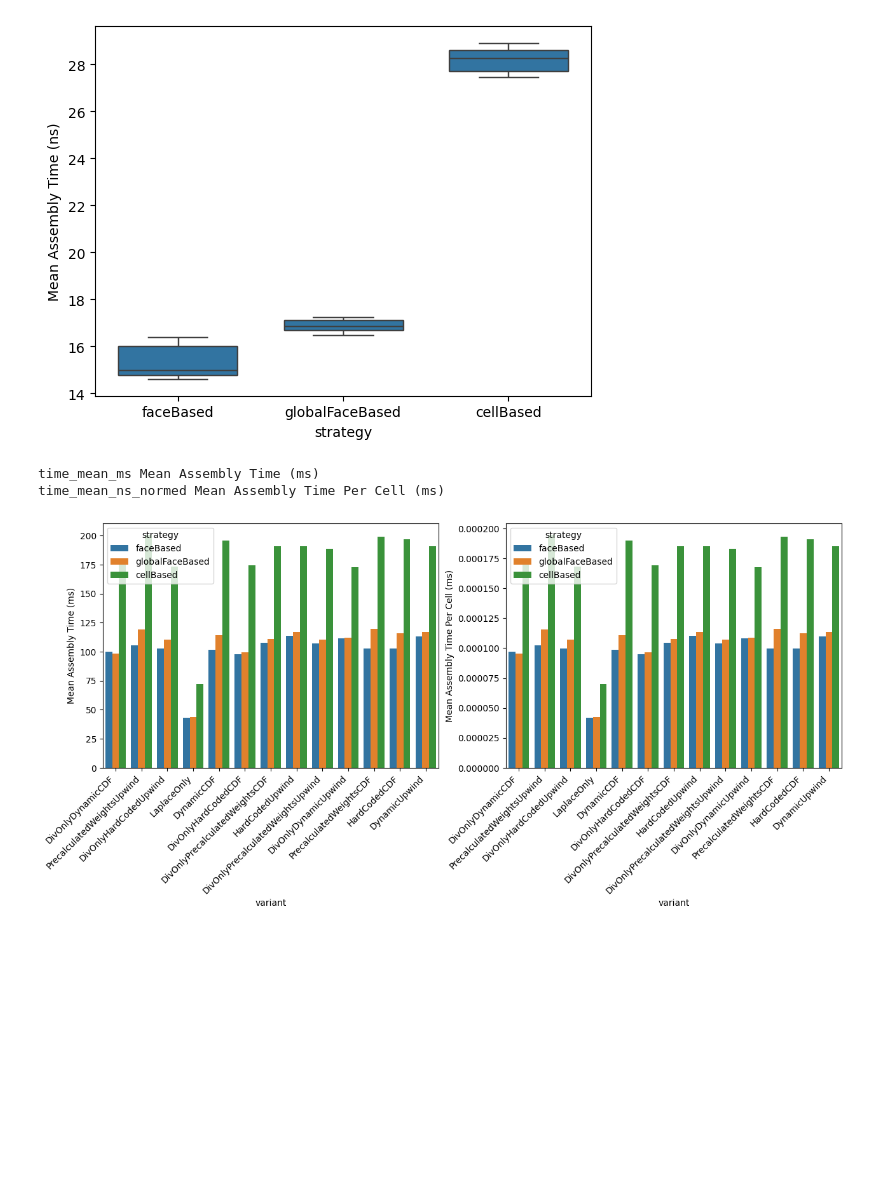
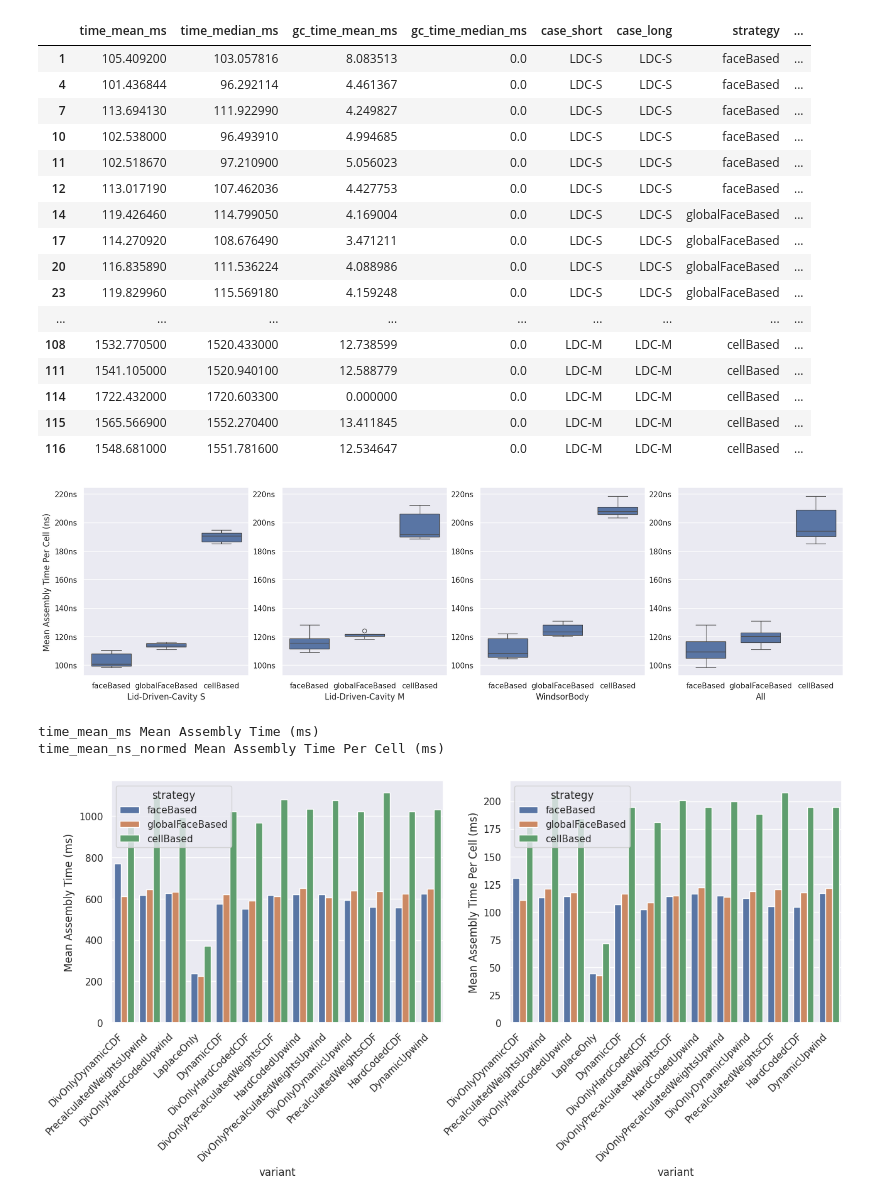
Before and after one commit to lupeterm/FVM-Prototyping, a Jupyter notebook: notebook_new.ipynb, the cells around one changed output. Saved outputs shown, nothing was run; the diff lists cells and outputs as text; code cells hidden in the pictures; blank space fills up the shorter version.

```diff
--- a/notebook_new.ipynb
+++ b/notebook_new.ipynb
@@ -7,9 +7,13 @@ import seaborn as sb
 import seaborn.objects as so
 
 nCells = {"LDC-S": 1030301, "LDC-M": 8120601, "Wind": 6517376}
+cases = {"LDC-S": "Lid-Driven-Cavity S", "LDC-M": "Lid-Driven-Cavity M", "Wind": "WindsorBody"}
 
 df = pd.read_csv("results/results_new.csv", skip_blank_lines=True)
-df['time_mean_ns_normed'] = df['time_mean_ms'].apply(lambda x: x *1000000/ nCells["LDC-S"])
+normd = []
+for ms, case in zip(df["time_mean_ms"], df["case_short"]):
+    normd.append(ms*1000000 / nCells[case])
+df["time_mean_ns_normed"] = normd
 filtered = df[~df["variant"].str.contains("Only")]
 sorted_variants = sorted(df["variant"].unique())
 sorted_variants_filtered = sorted(filtered["variant"].unique())
@@ -36,9 +60,15 @@ df
 # %%
-def draw_boxplot(data, x, y, save=False, annotate=False, useLog=False, ylabel=""):
+def draw_boxplot(data, x, y, save=False, annotate=False, useLog=False, ylabel="", xlabel="",ax=None):
     yl = ylabel or y
-    plot = sb.boxplot(data=data, x=x, y=y, log_scale=useLog, gap=.1).set(
-        ylabel=yl
-    )
+    xl = xlabel or x
+    if ax:
+        plot = sb.boxplot(data=data, ax=ax, x=x, y=y, log_scale=useLog, gap=.1).set(
+            ylabel=yl, xlabel=xl
+        )
+    else:
+        plot = sb.boxplot(data=data, x=x, y=y, log_scale=useLog, gap=.1).set(
+            ylabel=yl, xlabel=xl
+        )
     if annotate:
         minvals = data.loc[data.groupby("strategy")["time_mean_ms"].idxmin()]
         mapping = {"faceBased": 0, "globalFaceBased": 1, "cellBased": 2}
@@ -49,5 +79,10 @@ def draw_boxplot(data, x, y, save=False, annotate=False, useLog=False, ylabel=""
     if save:
         plt.savefig(f"figures/{save}.svg")
 # %%
-draw_boxplot(df, x="strategy", y="time_mean_ms", save=False, annotate=False)
+fig, axes = plt.subplots(1,3, figsize=(15, 5), sharey=True)
+for i, ax in enumerate(axes.flat):
+    case_df = df[df["case_short"] == list(cases.keys())[i]]
+    draw_boxplot(case_df, ax=ax, x="strategy", y="time_mean_ms", save=False, annotate=False, xlabel=list(cases.values())[i], useLog=True, ylabel="Mean Assembly Time")
+    ax.yaxis.set_tick_params(labelleft=True)
+    add_yticks_suffix(ax=ax, suffix="ms")
 # %% [output]
@@ -54,0 +90,7 @@ draw_boxplot(df, x="strategy", y="time_mean_ms", save=False, annotate=False)
+# %%
+fig, axes = plt.subplots(1,3, figsize=(15, 5), sharey=True)
+for i, ax in enumerate(axes.flat):
+    case_df = df[df["case_short"] == list(cases.keys())[i]]
+    draw_boxplot(case_df, ax=ax, x="strategy", y="time_mean_ns_normed", save=False, annotate=False, xlabel=list(cases.values())[i], ylabel="Mean Assembly Time per #Cells (ns)")
+    ax.yaxis.set_tick_params(labelleft=True)
+    add_yticks_suffix(ax, "ns", toExp=False)
@@ -59,7 +103,34 @@ draw_boxplot(df, x="strategy", y="time_mean_ms_percell", save=False, annotate=Fa
+# %%
+filtered
+# %% [output]
+|  | time_mean_ms | time_median_ms | gc_time_mean_ms | gc_time_median_ms | case_short | case_long | strategy | ... |
+| 1 | 105.409200 | 103.057816 | 8.083513 | 0.0 | LDC-S | LDC-S | faceBased | ... |
+| 4 | 101.436844 | 96.292114 | 4.461367 | 0.0 | LDC-S | LDC-S | faceBased | ... |
+| 7 | 113.694130 | 111.922990 | 4.249827 | 0.0 | LDC-S | LDC-S | faceBased | ... |
+| 10 | 102.538000 | 96.493910 | 4.994685 | 0.0 | LDC-S | LDC-S | faceBased | ... |
+| 11 | 102.518670 | 97.210900 | 5.056023 | 0.0 | LDC-S | LDC-S | faceBased | ... |
+| 12 | 113.017190 | 107.462036 | 4.427753 | 0.0 | LDC-S | LDC-S | faceBased | ... |
+| 14 | 119.426460 | 114.799050 | 4.169004 | 0.0 | LDC-S | LDC-S | globalFaceBased | ... |
+| 17 | 114.270920 | 108.676490 | 3.471211 | 0.0 | LDC-S | LDC-S | globalFaceBased | ... |
+| 20 | 116.835890 | 111.536224 | 4.088986 | 0.0 | LDC-S | LDC-S | globalFaceBased | ... |
+| 23 | 119.829960 | 115.569180 | 4.159248 | 0.0 | LDC-S | LDC-S | globalFaceBased | ... |
+| ... | ... | ... | ... | ... | ... | ... | ... | ... |
+| 108 | 1532.770500 | 1520.433000 | 12.738599 | 0.0 | LDC-M | LDC-M | cellBased | ... |
+| 111 | 1541.105000 | 1520.940100 | 12.588779 | 0.0 | LDC-M | LDC-M | cellBased | ... |
+| 114 | 1722.432000 | 1720.603300 | 0.000000 | 0.0 | LDC-M | LDC-M | cellBased | ... |
+| 115 | 1565.566900 | 1552.270400 | 13.411845 | 0.0 | LDC-M | LDC-M | cellBased | ... |
+| 116 | 1548.681000 | 1551.781600 | 12.534647 | 0.0 | LDC-M | LDC-M | cellBased | ... |
 # %%
-draw_boxplot(filtered, x="strategy", y="time_mean_ns_normed", ylabel="Mean Assembly Time Per Cell (ns)")
+fig, axes = plt.subplots(1,4, figsize=(20, 5), sharey=True)
+for i, ax in enumerate(axes.flat[0:3]):
+    case_df = filtered[filtered["case_short"] == list(cases.keys())[i]]
+    draw_boxplot(case_df, ax=ax, x="strategy", y="time_mean_ns_normed", save=False, annotate=False, xlabel=list(cases.values())[i], ylabel="Mean Assembly Time Per Cell (ns)")
+    ax.yaxis.set_tick_params(labelleft=True)
+draw_boxplot(filtered, ax=axes.flat[3], x="strategy", y="time_mean_ns_normed", save=False, annotate=False, xlabel="All", ylabel="Mean Assembly Time Per Cell (ns)")
+axes.flat[3].yaxis.set_tick_params(labelleft=True)
+add_yticks_suffix(axes.flat[1], "ns")
 # %% [output]
-[figure, old version]
+[figure, new version]
 # %%
 fig, axes = plt.subplots(1,2, figsize=(15, 5))
 
@@ -67,9 +138,9 @@ for i, ax in enumerate(axes.flat):
     y = "time_mean_ms" if i == 0 else "time_mean_ns_normed"
     yl = "Mean Assembly Time (ms)" if i == 0 else "Mean Assembly Time Per Cell (ms)"
     print(y,yl)
-    p =  sb.barplot(df, ax=ax, x="variant", y=y, hue="strategy")
+    p =  sb.barplot(df, ax=ax, x="variant", y=y, hue="strategy", errorbar=None)
     p.set(
-        ylabel=yl
+        ylabel=yl,
     )
 
     p.set_xticklabels(p.get_xticklabels(),
@@ -79,7 +150,7 @@ for i, ax in enumerate(axes.flat):
 # %% [output]
 time_mean_ms Mean Assembly Time (ms)
 time_mean_ns_normed Mean Assembly Time Per Cell (ms)
-[figure, old version]
+[figure, new version]
 # %%
 sb.set_theme()
 fig, ax= plt.subplots()
```
Also changed, not shown: parts of 7 cells of this notebook, 3 other files.
